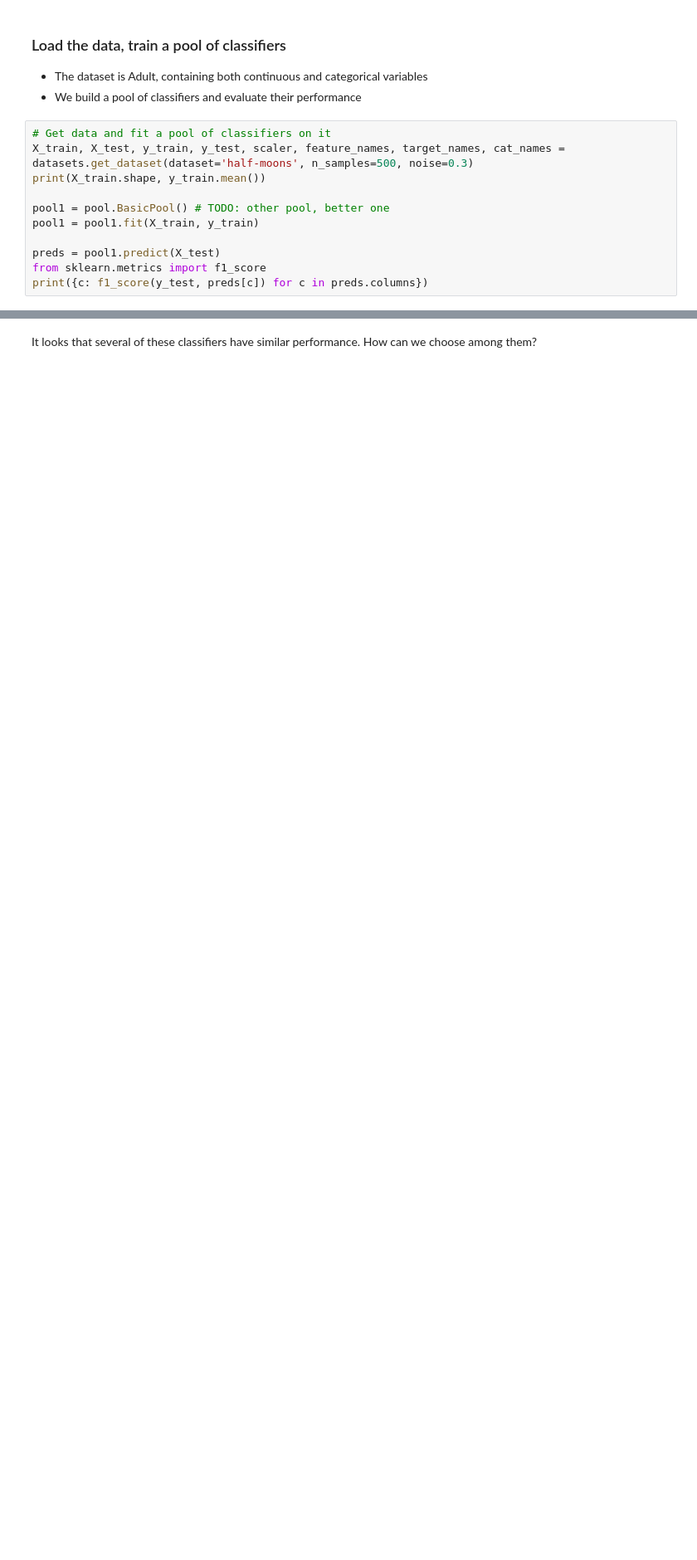
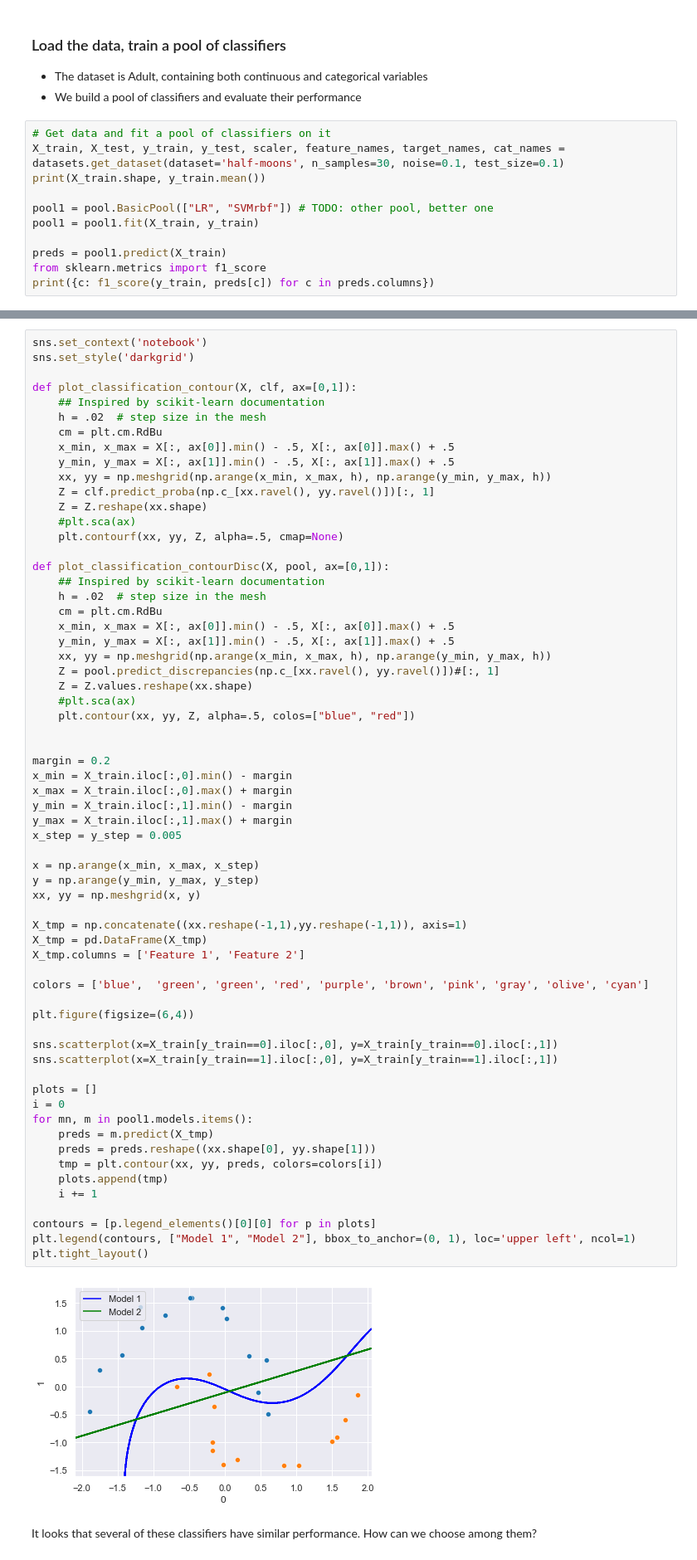
Before and after one commit to axa-rev-research/discrepancies-in-machine-learning, a Jupyter notebook: notebooks/Showcase-halfmoons2D.ipynb, the cells around one changed output, grey strips where cells are left out. Shown at 83% size. Saved outputs shown, nothing was run; the diff lists cells and outputs as text; blank space fills up the shorter version.

```diff
--- a/notebooks/Showcase-halfmoons2D.ipynb
+++ b/notebooks/Showcase-halfmoons2D.ipynb
@@ -23,13 +23,13 @@ import matplotlib.pyplot as plt
 * We build a pool of classifiers and evaluate their performance
 # %%
 # Get data and fit a pool of classifiers on it
-X_train, X_test, y_train, y_test, scaler, feature_names, target_names, cat_names = datasets.get_dataset(dataset='half-moons', n_samples=500, noise=0.3)
+X_train, X_test, y_train, y_test, scaler, feature_names, target_names, cat_names = datasets.get_dataset(dataset='half-moons', n_samples=30, noise=0.1, test_size=0.1)
 print(X_train.shape, y_train.mean())
 
-pool1 = pool.BasicPool() # TODO: other pool, better one
+pool1 = pool.BasicPool(["LR", "SVMrbf"]) # TODO: other pool, better one
 pool1 = pool1.fit(X_train, y_train)
 
-preds = pool1.predict(X_test)
+preds = pool1.predict(X_train)
 from sklearn.metrics import f1_score
-print({c: f1_score(y_test, preds[c]) for c in preds.columns})
+print({c: f1_score(y_train, preds[c]) for c in preds.columns})
 # %% [output]
@@ -39,2 +42,67 @@ print({c: f1_score(y_test, preds[c]) for c in preds.columns})
+# %%
+sns.set_context('notebook')
+sns.set_style('darkgrid')
+
+def plot_classification_contour(X, clf, ax=[0,1]):
+    ## Inspired by scikit-learn documentation
+    h = .02  # step size in the mesh
+    cm = plt.cm.RdBu
+    x_min, x_max = X[:, ax[0]].min() - .5, X[:, ax[0]].max() + .5
+    y_min, y_max = X[:, ax[1]].min() - .5, X[:, ax[1]].max() + .5
+    xx, yy = np.meshgrid(np.arange(x_min, x_max, h), np.arange(y_min, y_max, h))
+    Z = clf.predict_proba(np.c_[xx.ravel(), yy.ravel()])[:, 1]
+    Z = Z.reshape(xx.shape)
+    #plt.sca(ax)
+    plt.contourf(xx, yy, Z, alpha=.5, cmap=None)
+
+def plot_classification_contourDisc(X, pool, ax=[0,1]):
+    ## Inspired by scikit-learn documentation
+    h = .02  # step size in the mesh
+    cm = plt.cm.RdBu
+    x_min, x_max = X[:, ax[0]].min() - .5, X[:, ax[0]].max() + .5
+    y_min, y_max = X[:, ax[1]].min() - .5, X[:, ax[1]].max() + .5
+    xx, yy = np.meshgrid(np.arange(x_min, x_max, h), np.arange(y_min, y_max, h))
+    Z = pool.predict_discrepancies(np.c_[xx.ravel(), yy.ravel()])#[:, 1]
+    Z = Z.values.reshape(xx.shape)
+    #plt.sca(ax)
+    plt.contour(xx, yy, Z, alpha=.5, colos=["blue", "red"])
+
+
+margin = 0.2
+x_min = X_train.iloc[:,0].min() - margin
+x_max = X_train.iloc[:,0].max() + margin
+y_min = X_train.iloc[:,1].min() - margin
+y_max = X_train.iloc[:,1].max() + margin
+x_step = y_step = 0.005
+
+x = np.arange(x_min, x_max, x_step)
+y = np.arange(y_min, y_max, y_step)
+xx, yy = np.meshgrid(x, y)
+
+X_tmp = np.concatenate((xx.reshape(-1,1),yy.reshape(-1,1)), axis=1)
+X_tmp = pd.DataFrame(X_tmp)
+X_tmp.columns = ['Feature 1', 'Feature 2']
+
+colors = ['blue',  'green', 'green', 'red', 'purple', 'brown', 'pink', 'gray', 'olive', 'cyan']
+
+plt.figure(figsize=(6,4))
+
+sns.scatterplot(x=X_train[y_train==0].iloc[:,0], y=X_train[y_train==0].iloc[:,1])
+sns.scatterplot(x=X_train[y_train==1].iloc[:,0], y=X_train[y_train==1].iloc[:,1])
+
+plots = []
+i = 0
+for mn, m in pool1.models.items():
+    preds = m.predict(X_tmp)
+    preds = preds.reshape((xx.shape[0], yy.shape[1]))
+    tmp = plt.contour(xx, yy, preds, colors=colors[i])
+    plots.append(tmp)
+    i += 1
+
+contours = [p.legend_elements()[0][0] for p in plots]
+plt.legend(contours, ["Model 1", "Model 2"], bbox_to_anchor=(0, 1), loc='upper left', ncol=1)
+plt.tight_layout()
+# %% [output]
+[figure, added]
 # %% [markdown]
 It looks that several of these classifiers have similar performance. How can we choose among them?
```
Also changed, not shown: parts of 11 cells of this notebook, 11 other files.
